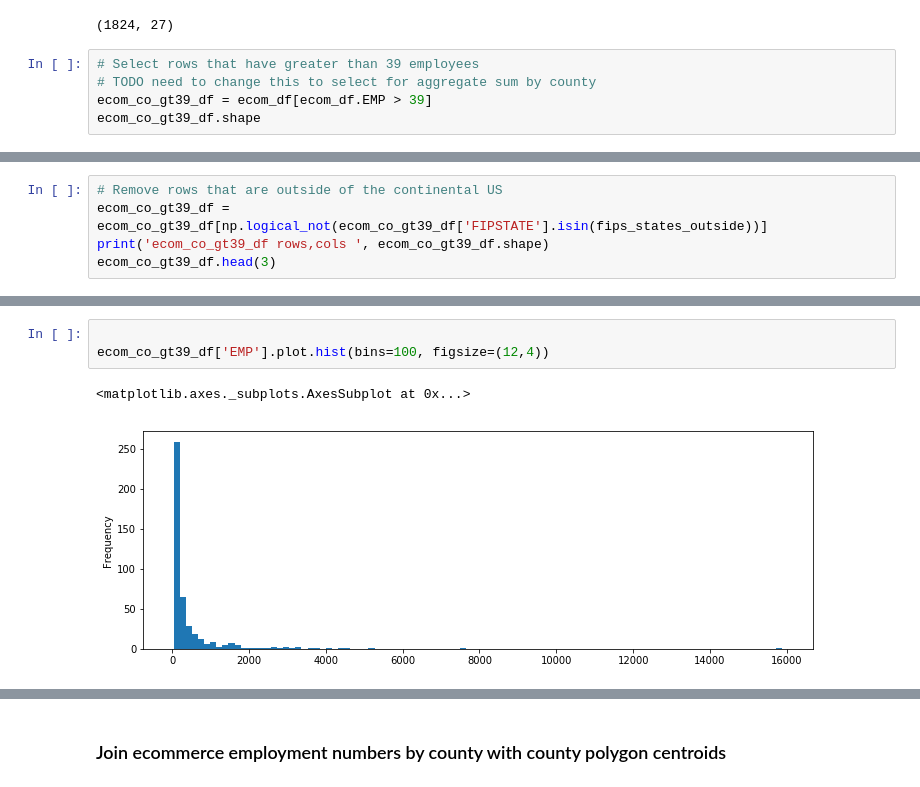
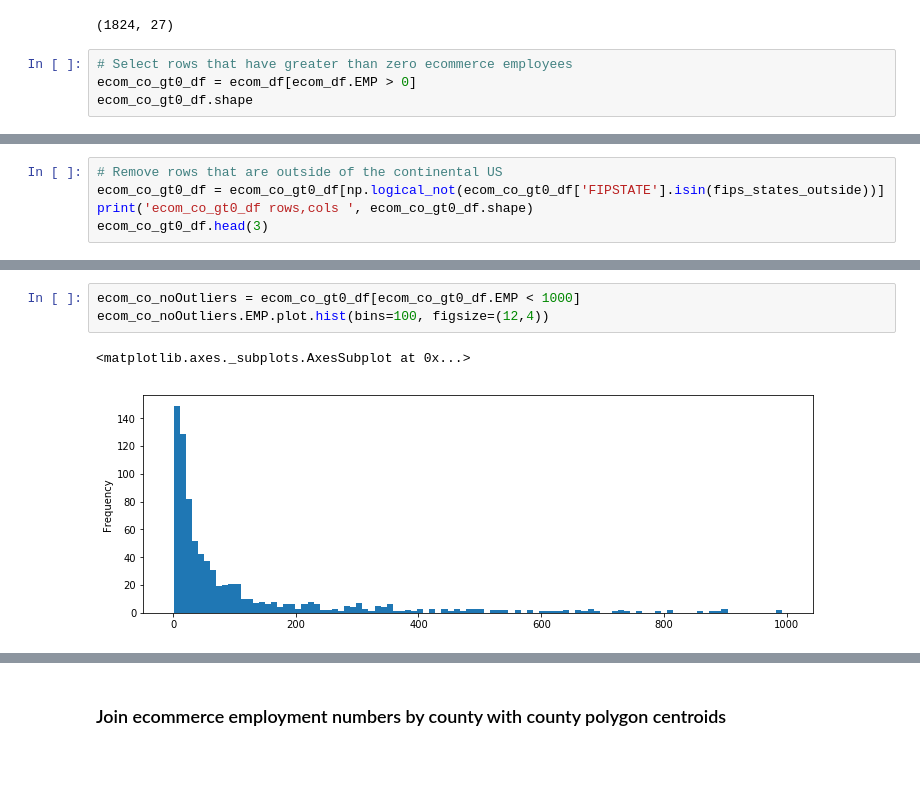
Before and after one commit to stoneyv/cbsa_plot, a Jupyter notebook: python/notebooks/cbsa_cbp_ecommerce_2015.ipynb, the cells around one changed output, grey strips where cells are left out. Saved outputs shown, nothing was run; the diff lists cells and outputs as text.

Commit message:
Change ecommerce cbsa transform, add exploratory distribution viz to python notebook

```diff
--- a/python/notebooks/cbsa_cbp_ecommerce_2015.ipynb
+++ b/python/notebooks/cbsa_cbp_ecommerce_2015.ipynb
@@ -131,8 +138,7 @@ ecom_df.shape
 # %% [output]
 (1824, 27)
 # %%
-# Select rows that have greater than 39 employees
-# TODO need to change this to select for aggregate sum by county
-ecom_co_gt39_df = ecom_df[ecom_df.EMP > 39]
-ecom_co_gt39_df.shape
+# Select rows that have greater than zero ecommerce employees
+ecom_co_gt0_df = ecom_df[ecom_df.EMP > 0]
+ecom_co_gt0_df.shape
 # %% [output]
@@ -140,6 +146,6 @@ ecom_co_gt39_df.shape
 # %%
 # Remove rows that are outside of the continental US
-ecom_co_gt39_df = ecom_co_gt39_df[np.logical_not(ecom_co_gt39_df['FIPSTATE'].isin(fips_states_outside))]
-print('ecom_co_gt39_df rows,cols ', ecom_co_gt39_df.shape)
-ecom_co_gt39_df.head(3)
+ecom_co_gt0_df = ecom_co_gt0_df[np.logical_not(ecom_co_gt0_df['FIPSTATE'].isin(fips_states_outside))]
+print('ecom_co_gt0_df rows,cols ', ecom_co_gt0_df.shape)
+ecom_co_gt0_df.head(3)
 # %% [output]
@@ -152,6 +187,6 @@ ecom_co_gt39_df rows,cols  (439, 27)
 # %%
-
-ecom_co_gt39_df['EMP'].plot.hist(bins=100, figsize=(12,4))
+ecom_co_noOutliers = ecom_co_gt0_df[ecom_co_gt0_df.EMP < 1000]
+ecom_co_noOutliers.EMP.plot.hist(bins=100, figsize=(12,4))
 # %% [output]
 <matplotlib.axes._subplots.AxesSubplot at 0x...>
-[figure, old version]
+[figure, new version]
```
Also changed, not shown: parts of 23 cells of this notebook.
